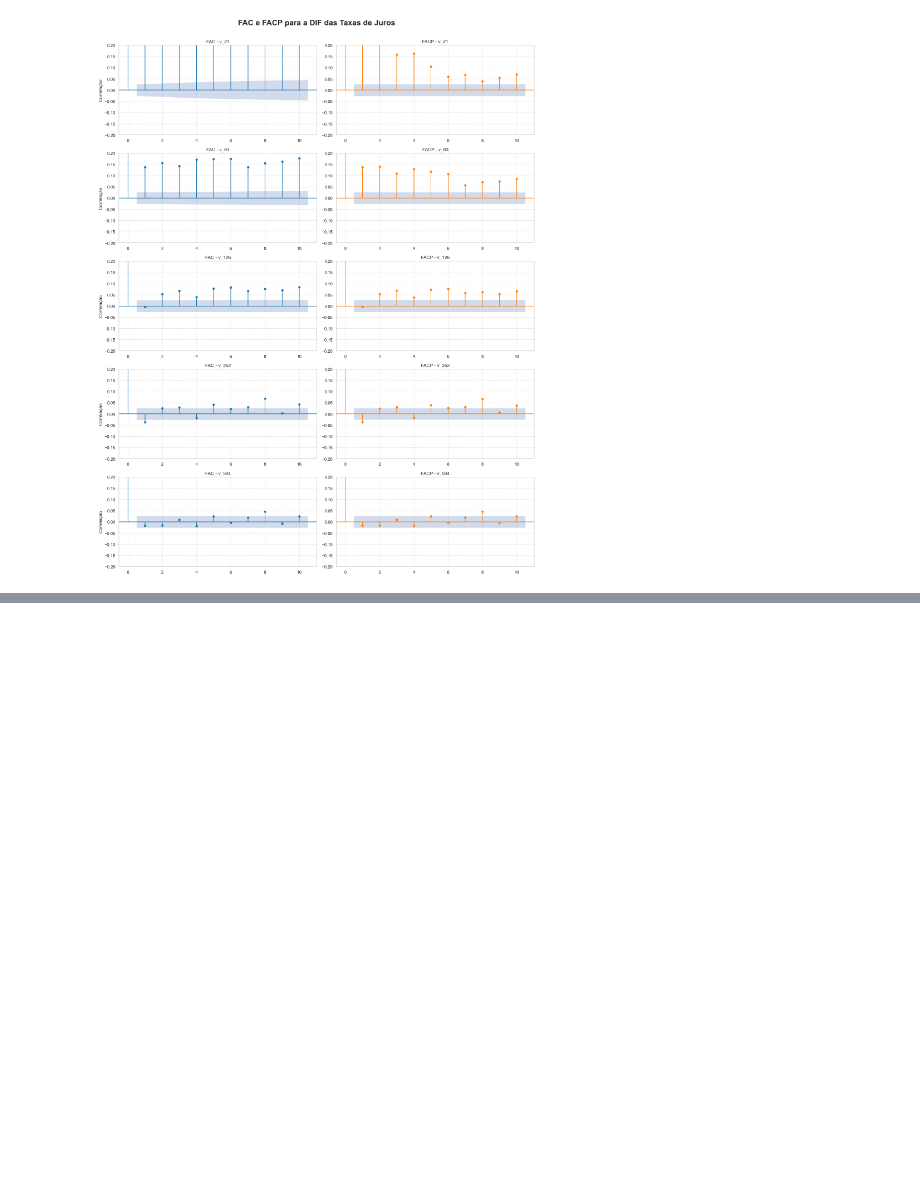
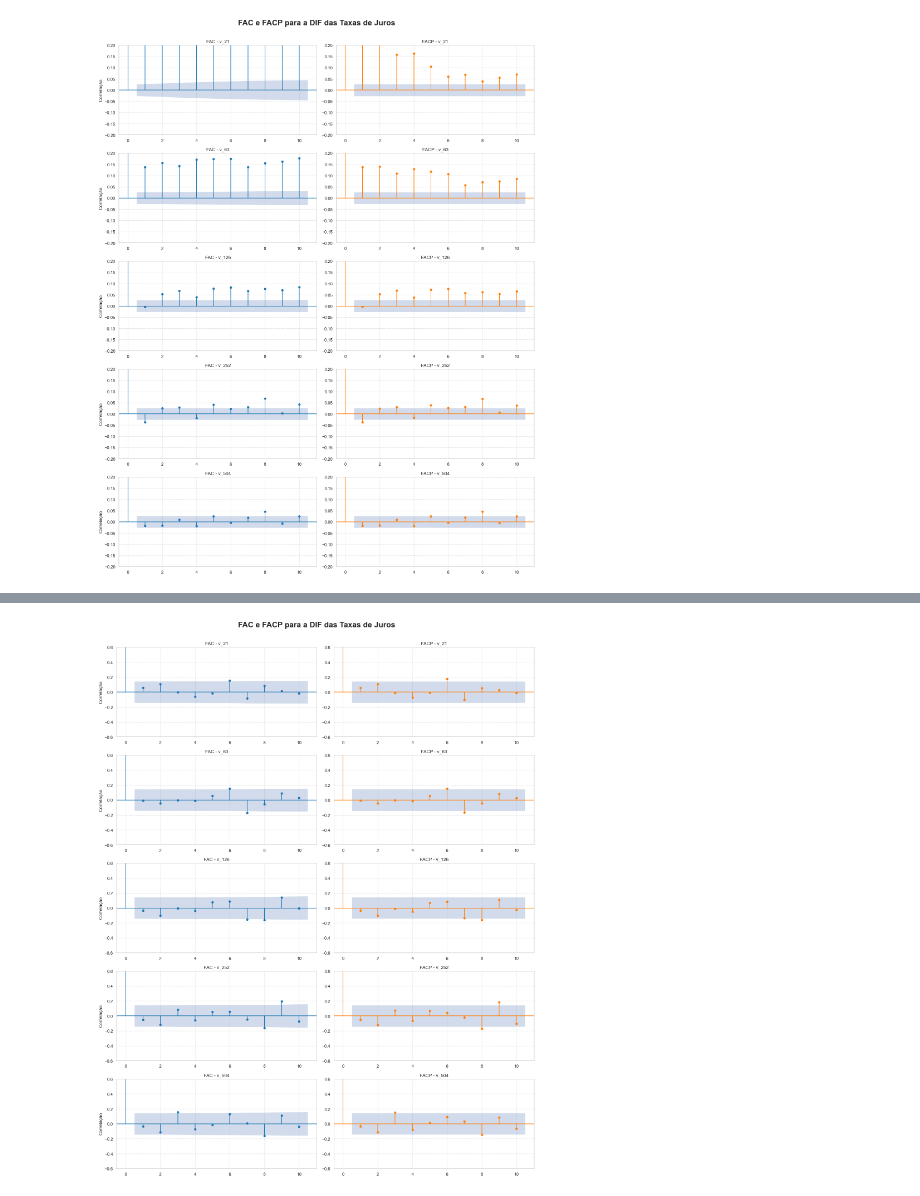
Before and after one commit to mattbreitenbach/br-central-bank-sentiment, a Jupyter notebook: 9.2_autocorr_level.ipynb, the cells around one changed output, grey strips where cells are left out. Saved outputs shown, nothing was run; the diff lists cells and outputs as text; code cells hidden in the pictures; blank space fills up the shorter version.

```diff
--- a/9.2_autocorr_level.ipynb
+++ b/9.2_autocorr_level.ipynb
@@ -77,0 +111,35 @@ plt.show()
+# %%
+
+sns.set_theme(style="whitegrid")
+
+columns = returns_pub_date.columns
+num_series = len(columns)
+
+fig, axes = plt.subplots(nrows=num_series, ncols=2, figsize=(16, 4 * num_series))
+
+fig.suptitle("FAC e FACP para a DIF das Taxas de Juros",
+             fontsize=20, weight="bold", y=1.005)
+
+y_min = -0.6
+y_max = 0.6
+
+for i, col in enumerate(columns):
+    series = returns_pub_date[col].dropna()
+
+    #FAC
+    plot_acf(series, ax=axes[i, 0], title=f"FAC - {col}", lags=10,
+             color="tab:blue", vlines_kwargs={"colors": "tab:blue"})
+    axes[i, 0].set_ylabel("Correlação")
+    axes[i, 0].grid(True, linestyle="--", alpha=0.6)
+    axes[i, 0].set_ylim(y_min, y_max)
+
+    #FACP
+    plot_pacf(series, ax=axes[i, 1], title=f"FACP - {col}", lags=10,
+              color="tab:orange", vlines_kwargs={"colors": "tab:orange"}, method="ywm")
+    axes[i, 1].grid(True, linestyle="--", alpha=0.6)
+    axes[i, 1].set_ylim(y_min, y_max)
+
+plt.tight_layout()
+plt.show()
+# %% [output]
+[figure, added]
```
Also changed, not shown: parts of 5 cells of this notebook, 2 other files.
